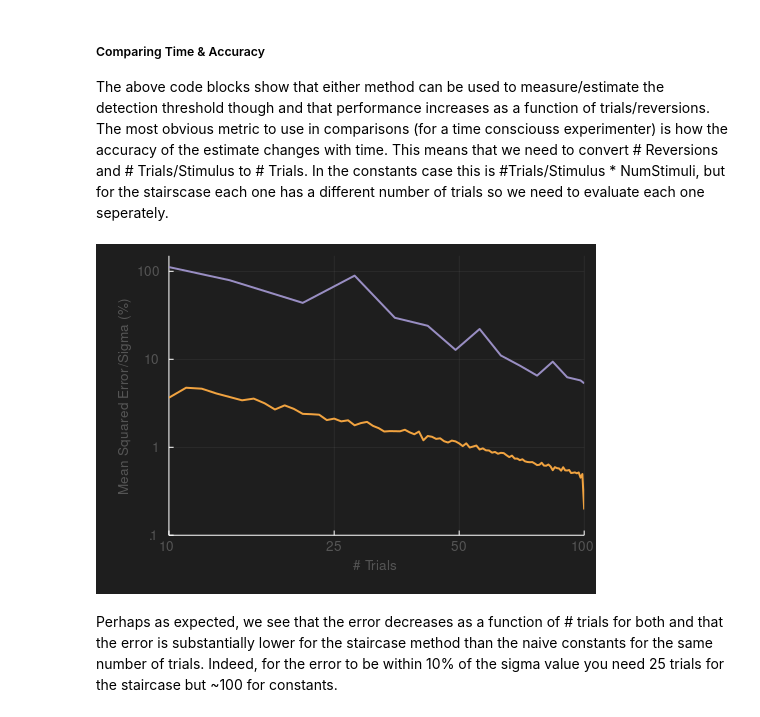
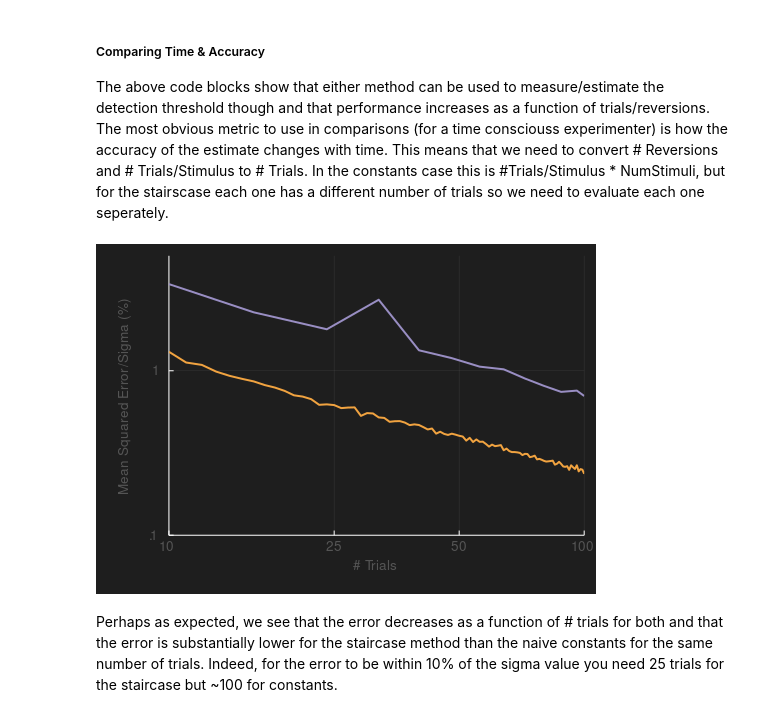
Before and after one commit to CMGreenspon/BCIDetectionThresholdSimulations, a Jupyter notebook: DetectionThresholdNotebook.ipynb, the cells around one changed output. Cells and saved outputs as stored; diff of their text form; code cells hidden in the pictures.

```diff
--- a/DetectionThresholdNotebook.ipynb
+++ b/DetectionThresholdNotebook.ipynb
@@ -120,8 +120,8 @@ incorrect_idx = findall(vec(detection_history[1:term_idx]) .== 0)
 # Now let's look at how accuracy changes as a function of # reversions
 max_num_reversions = 100 # Similarly excessive
 # Repeat for the staircase and number of reversions
-staircase_num_revs_t_est = zeros(max_num_reversions, num_stair_perms); fill!(staircase_num_revs_t_est, NaN)
-staircase_num_revs_t_stop = zeros(max_num_reversions, num_stair_perms); fill!(staircase_num_revs_t_stop, NaN)
+staircase_num_revs_t_est = fill(NaN, max_num_reversions, num_stair_perms)
+staircase_num_revs_t_stop = fill(NaN, max_num_reversions, num_stair_perms)
 Threads.@threads for MaxReversions = 3:max_num_reversions
   _, _, _, staircase_num_revs_t_est[MaxReversions,:], staircase_num_revs_t_stop[MaxReversions,:] =
    TransformedStaircaseSimulation(valid_stims, pDetected, MaxReversions = MaxReversions, NumPerms = num_stair_perms, NumAFC = 2,
@@ -138,8 +138,6 @@ StaircaseExamplePlot = plot(xlabel = "Trial #", ylabel = "Stimulus Amplitude (μ
   # Show target/convergence point
   plot!(StaircaseExamplePlot, [0,term_idx+1], [target_amplitude, target_amplitude],
    color="rgb(200,200,200)", linestyle=:dot)
-  annotate!(StaircaseExamplePlot, term_idx+1, target_amplitude-1, "Target",
-  annotationhalign=:right, annotationvalign=:top, annotationcolor="rgb(200,200,200)")
   # Show trial history
   plot!(StaircaseExamplePlot, 1:term_idx, amplitude_history[1:term_idx],
    color="rgb(200,200,200)", linestyle=:dash)
@@ -149,10 +147,15 @@ StaircaseExamplePlot = plot(xlabel = "Trial #", ylabel = "Stimulus Amplitude (μ
   scatter!(StaircaseExamplePlot, incorrect_idx, amplitude_history[incorrect_idx],
    markercolor=ColorSchemes.Dark2_4[4],
   markerstrokecolor=ColorSchemes.Dark2_4[4])
-  annotate!(StaircaseExamplePlot, 1, 100, "Correct",
-  annotationhalign=:left, annotationvalign=:top, annotationcolor=ColorSchemes.Dark2_3[1])
-  annotate!(StaircaseExamplePlot, 1, 95, "Incorrect",
-  annotationhalign=:left, annotationvalign=:top, annotationcolor=ColorSchemes.Dark2_4[4])
+  # Annotations
+  annotate!(StaircaseExamplePlot, term_idx+0.5, 100, "Incorrect",
+  annotationhalign=:right, annotationvalign=:top, annotationcolor=ColorSchemes.Dark2_4[4])
+  annotate!(StaircaseExamplePlot, term_idx+0.5, 95, "Correct",
+  annotationhalign=:right, annotationvalign=:top, annotationcolor=ColorSchemes.Dark2_3[1])
+  annotate!(StaircaseExamplePlot, term_idx+0.5, 8, "Target",
+  annotationhalign=:right, annotationvalign=:bottom, annotationcolor="rgb(200,200,200)")
+  annotate!(StaircaseExamplePlot, term_idx+0.5, 2, "⋆ Threshold Estimate",
+  annotationhalign=:right, annotationvalign=:bottom, annotationcolor=:gold)
   annotate!(StaircaseExamplePlot, term_idx+0.5, estimated_thresholds[1], "⋆",
   annotationhalign=:right, annotationvalign=:center, annotationcolor=:gold, annotationfontsize=15)
 
@@ -169,33 +172,17 @@ StaircaseNumReversionsPlot = plot(xlabel = "# Reversions", ylabel = "Predicted T
 The above code blocks show that either method can be used to measure/estimate the detection threshold though and that performance increases as a function of trials/reversions. The most obvious metric to use in comparisons (for a time consciouss experimenter) is how the accuracy of the estimate changes with time. This means that we need to convert # Reversions and # Trials/Stimulus to # Trials. In the constants case this is #Trials/Stimulus * NumStimuli, but for the stairscase each one has a different number of trials so we need to evaluate each one seperately.
 # %%
 # Sort the staircase values
-max_rt = 100
-# Convert to vec for Histogram function
-t_stop_vec = vec(staircase_num_revs_t_stop);
-t_est_vec = vec(staircase_num_revs_t_est)
-h = fit(Histogram, t_stop_vec, 1:max_rt)
-# This gives up the bin index (== t_stop) that we can use on t_est
-indmap = StatsBase.binindex.(Ref(h), t_stop_vec)
-t_mean_staircase_sorted = zeros(max_rt)
-t_std_staircase_sorted = zeros(max_rt)
-t_error_staircase_sorted = zeros(max_rt)
-for tr = 1:max_rt
-    tr_idx = findall(indmap .== tr)
-    if length(tr_idx) > 0
-        t_mean_staircase_sorted[tr] = nanmean(t_est_vec[tr_idx])
-        t_std_staircase_sorted[tr] = nanstd(t_est_vec[tr_idx])
-        t_error_staircase_sorted[tr] = nanmean((t_est_vec[tr_idx].- target_amplitude).^2) # Need to subtract target amplitude instead
-    end
-end
-
+ReversionX, SortedMean, SortedSTD, SortedError = SortedStaircaseStatistics(staircase_num_revs_t_est, staircase_num_revs_t_stop,
+ target_amplitude)
+# Plot the error as a function of trials
 ErrorComparisonPlot = plot(xlabel = "# Trials", ylabel = "Mean Squared Error/Sigma (%)", xlim=(10, 100),
- size=(500,350), bottom_margin=5mm, left_margin=5mm, xscale=:log10, yscale=:log10, ylim=(1e-1, 150),
- xticks=([10, 25, 50, 100], ["10", "25", "50", "100"]), yticks=([.1, 1, 10, 100], [".1", "1", "10", "100"]))
+ size=(500,350), bottom_margin=5mm, left_margin=5mm, xscale=:log10, yscale=:log10, ylim=(.1, 5),
+ xticks=([10, 25, 50, 100], ["10", "25", "50", "100"]), yticks=([.1, 1, 5], [".1", "1", "5"]))
 plot!(ErrorComparisonPlot, collect(1:max_repeats_per_intensity).*length(test_stims), t_error_uconsts./sigma,
  linecolor=ColorSchemes.PuOr_3[3], linewidth=2)
-plot!(ErrorComparisonPlot, 1:max_rt, t_error_staircase_sorted./sigma, linecolor=ColorSchemes.PuOr_3[1], linewidth=2)
+plot!(ErrorComparisonPlot, ReversionX, SortedError./sigma, linecolor=ColorSchemes.PuOr_3[1], linewidth=2)
 # %% [output]
-[figure, old version]
+[figure, new version]
 # %% [markdown]
 Perhaps as expected, we see that the error decreases as a function of # trials for both and that the error is substantially lower for the staircase method than the naive constants for the same number of trials. Indeed, for the error to be within 10% of the sigma value you need 25 trials for the staircase but ~100 for constants.
 # %% [markdown]
```
Also changed, not shown: parts of 11 cells of this notebook, 3 other files.
